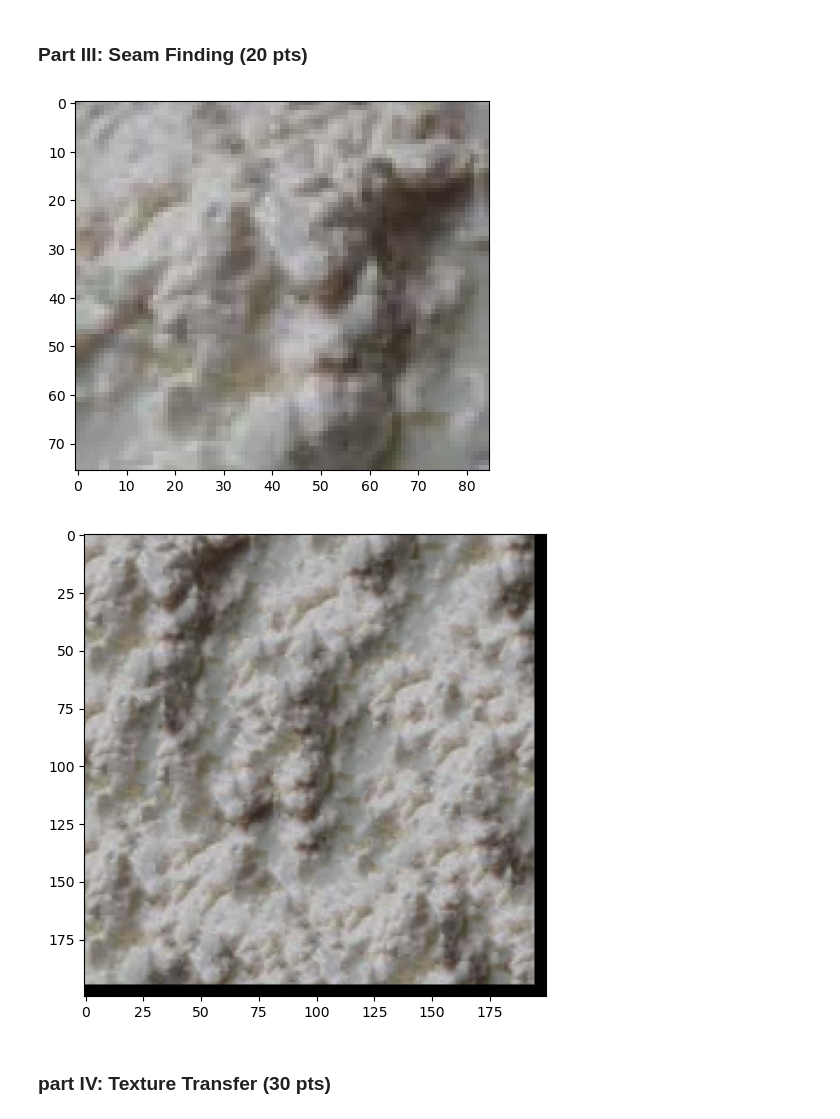
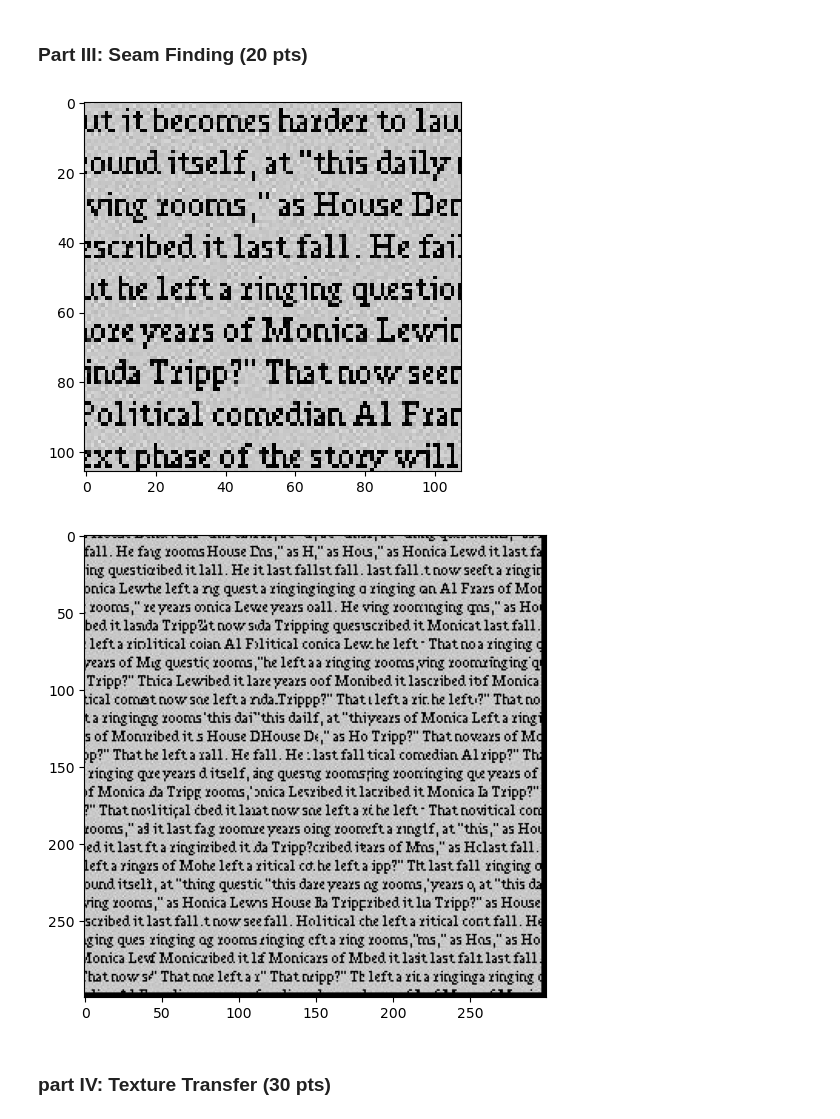
Before and after one commit to leahlud/image-quilting, a Jupyter notebook: image_quilting.ipynb, the cells around one changed output. Cells and saved outputs as stored; diff of their text form; code cells hidden in the pictures.

```diff
--- a/image_quilting.ipynb
+++ b/image_quilting.ipynb
@@ -186,16 +187,16 @@ def quilt_simple(sample, out_size, patch_size, overlap, tol):
 
     return texture
 # %%
-sample_img_fn = 'samples/white_small.jpg'
+sample_img_fn = 'samples/text_small.jpg'
 sample_img = cv2.cvtColor(cv2.imread(sample_img_fn), cv2.COLOR_BGR2RGB)
-# sample_img = cv2.resize(sample_img, (250, 250))
+# sample_img = cv2.resize(sample_img, (200, 200))
 plt.imshow(sample_img)
 plt.show()
 
-out_size = 200  # change these parameters as needed
-patch_size = 15
-overlap = 5
-tol = 3
+out_size = 350  # change these parameters as needed
+patch_size = 43
+overlap = 9
+tol = 6
 res = quilt_simple(sample_img, out_size, patch_size, overlap, tol) #feel free to change parameters to get best results
 if res is not None:
     plt.figure(figsize=(6,6))
@@ -309,22 +310,23 @@ def quilt_cut(sample, out_size, patch_size, overlap, tol):
 
     return texture
 # %%
-sample_img_fn = 'samples/white_small.jpg'
+sample_img_fn = 'samples/text_small.jpg'
 sample_img = cv2.cvtColor(cv2.imread(sample_img_fn), cv2.COLOR_BGR2RGB)
+# sample_img = cv2.resize(sample_img, (200, 200))
 plt.imshow(sample_img)
 plt.show()
 
-out_size = 200  # change these parameters as needed
-patch_size = 15
-overlap = 5
-tol = 3
+out_size = 300  # change these parameters as needed
+patch_size = 45
+overlap = 9
+tol = 5
 res = quilt_cut(sample_img, out_size, patch_size, overlap, tol)
 if res is not None:
     plt.figure(figsize=(6,6))
     plt.imshow(res)
 # %% [output]
-[figure, old version]
+[figure, new version]
-[figure, old version]
+[figure, new version]
 # %% [markdown]
 ### part IV: Texture Transfer (30 pts)
 # %%
```
Also changed, not shown: parts of 2 cells of this notebook.
